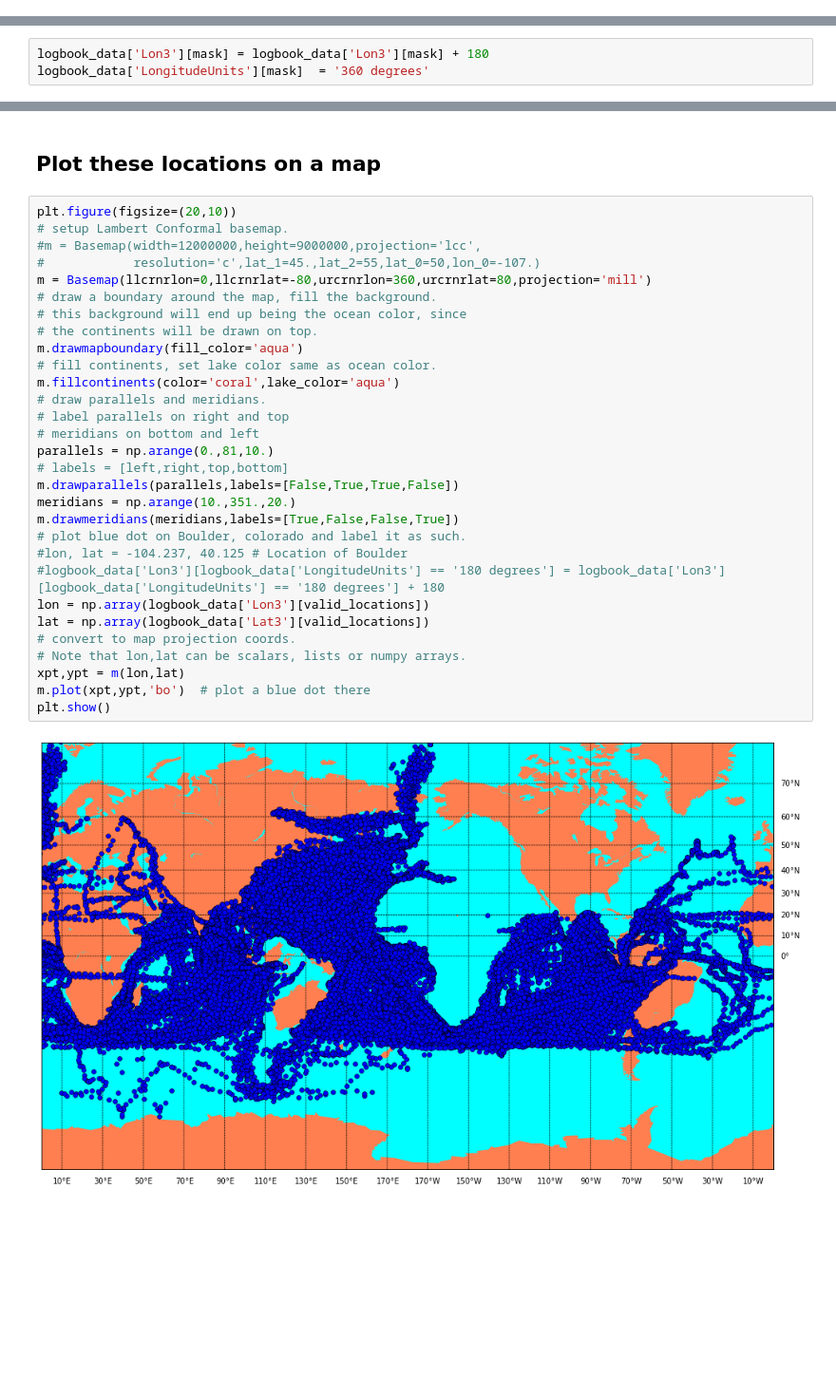
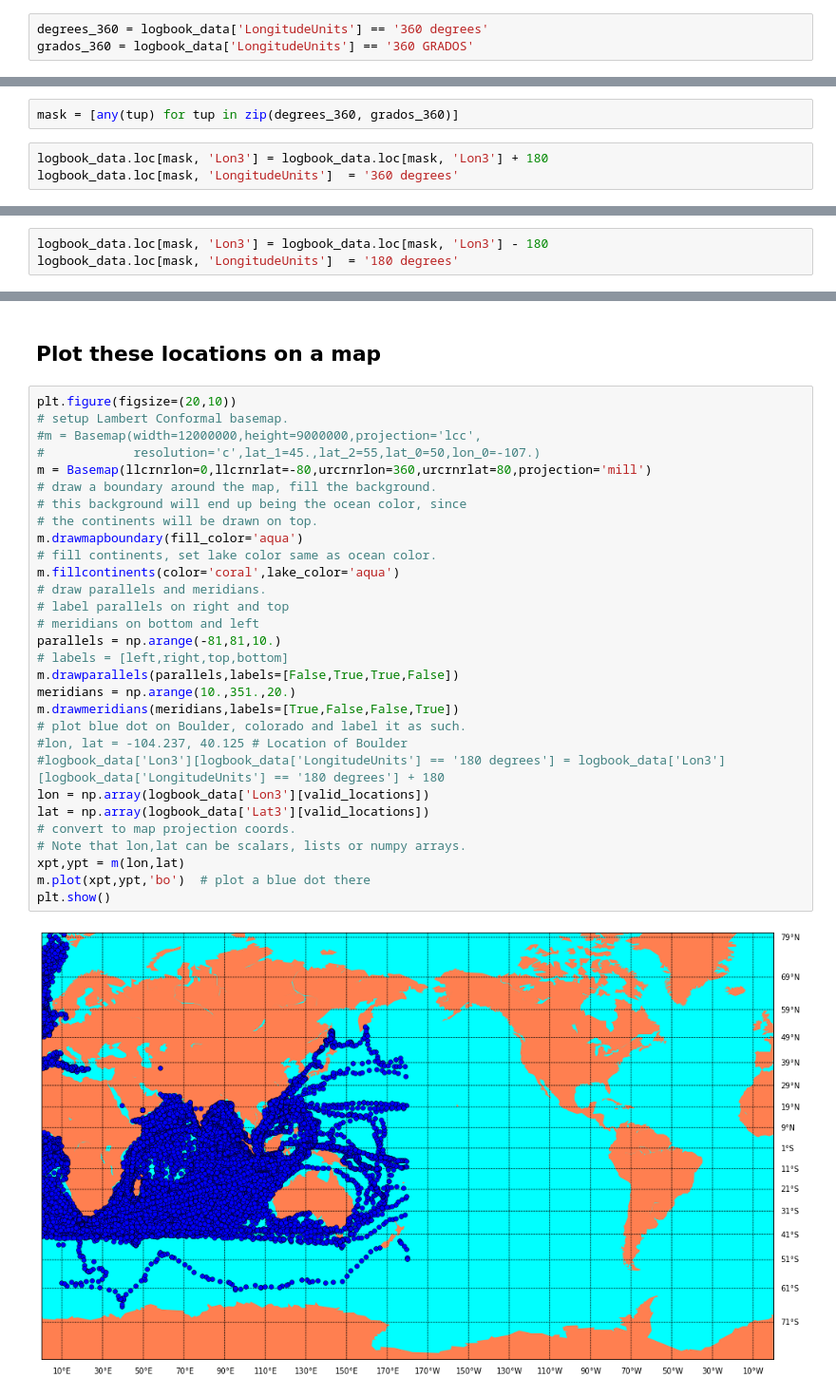
Before and after one commit to clarka34/exploringShipLogbooks, a Jupyter notebook: exploring_matplotlib_basemap.ipynb, the cells around one changed output, grey strips where cells are left out. Shown at 95% size. Cells and saved outputs as stored; diff of their text form; blank space fills up the shorter version.

Commit message:
Commented the fuzz_replacement.py code. Also, added additionally functionality to convert longitudes in the cliwoc dataset in the exploring_matplotlib_basemap.ipynb.

```diff
--- a/exploring_matplotlib_basemap.ipynb
+++ b/exploring_matplotlib_basemap.ipynb
@@ -35,8 +35,13 @@ Name: LongitudeUnits, dtype: int64
 degrees_180 = logbook_data['LongitudeUnits'] == '180 degrees'
 grados_180 = logbook_data['LongitudeUnits'] == '180 GRADOS'
 graden_180 = logbook_data['LongitudeUnits'] == '180 graden'
+# %%
+degrees_360 = logbook_data['LongitudeUnits'] == '360 degrees'
+grados_360 = logbook_data['LongitudeUnits'] == '360 GRADOS'
 # %%
 mask = [any(tup) for tup in zip(degrees_180, grados_180, graden_180)]
+# %%
+mask = [any(tup) for tup in zip(degrees_360, grados_360)]
 # %%
-logbook_data['Lon3'][mask] = logbook_data['Lon3'][mask] + 180
-logbook_data['LongitudeUnits'][mask]  = '360 degrees'
+logbook_data.loc[mask, 'Lon3'] = logbook_data.loc[mask, 'Lon3'] + 180
+logbook_data.loc[mask, 'LongitudeUnits']  = '360 degrees'
@@ -52,3 +48,6 @@ See the caveats in the documentation: http://pandas.pydata.org/pandas-docs/stabl
+# %%
+logbook_data.loc[mask, 'Lon3'] = logbook_data.loc[mask, 'Lon3'] - 180
+logbook_data.loc[mask, 'LongitudeUnits']  = '180 degrees'
 # %% [markdown]
 ## Find logs that contain latitude and longitude positions
 # %%
@@ -58,32 +57,32 @@ valid_locations = pd.notnull(logbook_data['Lat3']) & pd.notnull(logbook_data['Lo
 # %%
 plt.figure(figsize=(20,10))
 # setup Lambert Conformal basemap.
 #m = Basemap(width=12000000,height=9000000,projection='lcc',
 #            resolution='c',lat_1=45.,lat_2=55,lat_0=50,lon_0=-107.)
 m = Basemap(llcrnrlon=0,llcrnrlat=-80,urcrnrlon=360,urcrnrlat=80,projection='mill')
 # draw a boundary around the map, fill the background.
 # this background will end up being the ocean color, since
 # the continents will be drawn on top.
 m.drawmapboundary(fill_color='aqua')
 # fill continents, set lake color same as ocean color.
 m.fillcontinents(color='coral',lake_color='aqua')
 # draw parallels and meridians.
 # label parallels on right and top
 # meridians on bottom and left
-parallels = np.arange(0.,81,10.)
+parallels = np.arange(-81,81,10.)
 # labels = [left,right,top,bottom]
 m.drawparallels(parallels,labels=[False,True,True,False])
 meridians = np.arange(10.,351.,20.)
 m.drawmeridians(meridians,labels=[True,False,False,True])
 # plot blue dot on Boulder, colorado and label it as such.
 #lon, lat = -104.237, 40.125 # Location of Boulder
 #logbook_data['Lon3'][logbook_data['LongitudeUnits'] == '180 degrees'] = logbook_data['Lon3'][logbook_data['LongitudeUnits'] == '180 degrees'] + 180
 lon = np.array(logbook_data['Lon3'][valid_locations])
 lat = np.array(logbook_data['Lat3'][valid_locations])
 # convert to map projection coords.
 # Note that lon,lat can be scalars, lists or numpy arrays.
 xpt,ypt = m(lon,lat)
 m.plot(xpt,ypt,'bo')  # plot a blue dot there
 plt.show()
 # %% [output]
-[figure, old version]
+[figure, new version]
```
Also changed, not shown: parts of 1 cell of this notebook, 1 other file.
